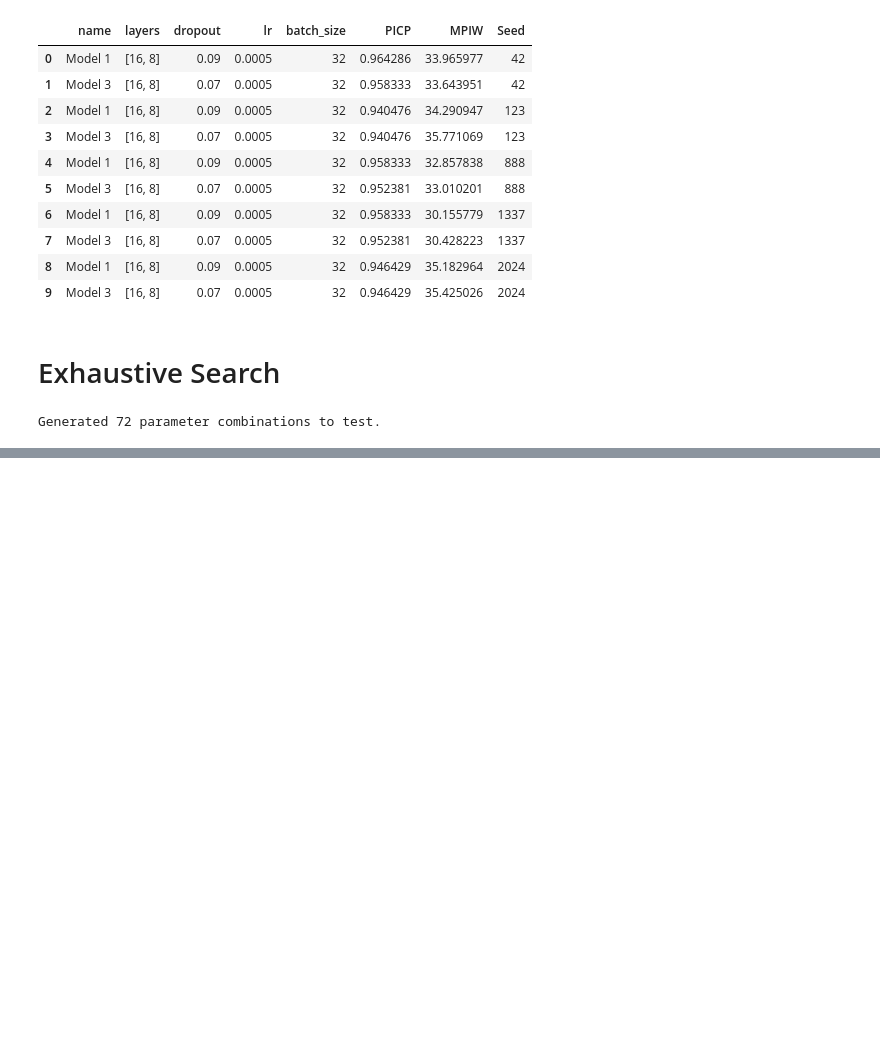
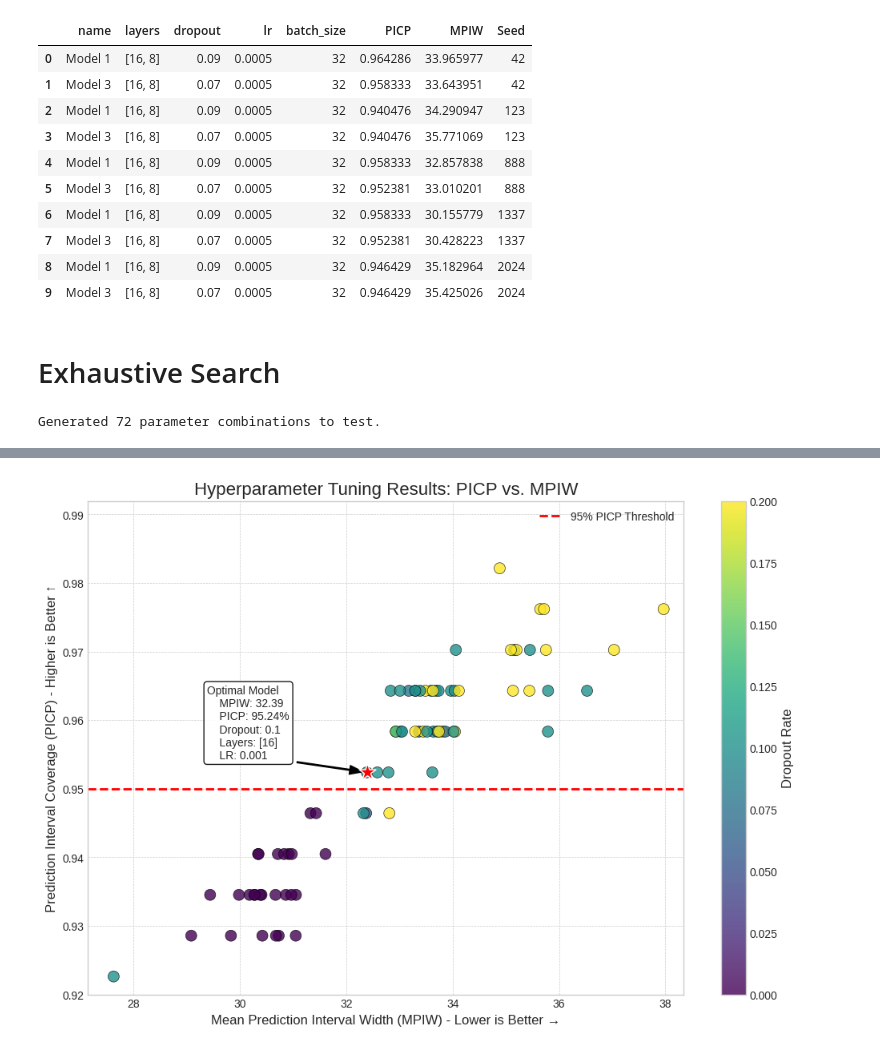
Before and after one commit to kshipra-jadav/major-2-experiments, a Jupyter notebook: code/pi_estimation_hp_tuning.ipynb, the cells around one changed output, grey strips where cells are left out. Cells and saved outputs as stored; diff of their text form; code cells hidden in the pictures; blank space fills up the shorter version.

```diff
--- a/code/pi_estimation_hp_tuning.ipynb
+++ b/code/pi_estimation_hp_tuning.ipynb
@@ -387,0 +632,89 @@ Generated 72 parameter combinations to test.
+# %%
+import pandas as pd
+import matplotlib.pyplot as plt
+import numpy as np
+
+# Load the dataset from the CSV file you provided
+try:
+    df = pd.read_csv('all_results.csv')
+except FileNotFoundError:
+    print("Error: 'all_results.csv' not found. Please ensure the file is in the correct directory.")
+    # Create a dummy dataframe if file not found, so the rest of the code can run for demonstration
+    df = pd.DataFrame({
+        'MPIW': np.random.uniform(30, 40, 50),
+        'PICP': np.random.uniform(0.9, 1.0, 50),
+        'dropout': np.random.choice([0.0, 0.1, 0.2], 50),
+        'layers': ['[16]'] * 50,
+        'lr': [0.0005] * 50,
+        'batch_size': [16] * 50,
+    })
+
+
+# --- Data Preparation for Plotting ---
+# Filter out failed runs to make the plot cleaner and focus on the competitive models
+df_filtered = df[df['PICP'] > 0.90].copy()
+
+# Find the optimal model based on your criteria (PICP >= 0.95, then lowest MPIW)
+valid_models = df_filtered[df_filtered['PICP'] >= 0.95]
+if not valid_models.empty:
+    optimal_model = valid_models.loc[valid_models['MPIW'].idxmin()]
+else:
+    optimal_model = None
+
+# --- Plotting ---
+plt.style.use('seaborn-v0_8-whitegrid')
+fig, ax = plt.subplots(figsize=(12, 8))
+
+# Create the scatter plot, with color representing the dropout rate
+scatter = ax.scatter(
+    df_filtered['MPIW'],
+    df_filtered['PICP'],
+    c=df_filtered['dropout'],
+    cmap='viridis',
+    alpha=0.8,
+    s=100, # s is the marker size
+    edgecolor='k',
+    linewidth=0.5
+)
+
+# Add a horizontal line for the 95% PICP threshold
+ax.axhline(y=0.95, color='red', linestyle='--', linewidth=2, label='95% PICP Threshold')
+
+# Annotate the optimal point
+if optimal_model is not None:
+    ax.scatter(optimal_model['MPIW'], optimal_model['PICP'], color='red', s=250, edgecolor='white', marker='*', zorder=5)
+    model_text = f"""Optimal Model
+    MPIW: {optimal_model['MPIW']:.2f}
+    PICP: {optimal_model['PICP']*100:.2f}%
+    Dropout: {optimal_model['dropout']}
+    Layers: {optimal_model['layers']}
+    LR: {optimal_model['lr']}"""
+    ax.annotate(
+        model_text,
+        xy=(optimal_model['MPIW'], optimal_model['PICP']),
+        xytext=(optimal_model['MPIW'] - 3, optimal_model['PICP'] + 0.002),
+        arrowprops=dict(facecolor='black', shrink=0.05, width=1, headwidth=8),
+        fontsize=10,
+        bbox=dict(boxstyle="round,pad=0.3", fc="white", ec="black", lw=1, alpha=0.9)
+    )
+
+# --- Formatting ---
+ax.set_title('Hyperparameter Tuning Results: PICP vs. MPIW', fontsize=16)
+ax.set_xlabel('Mean Prediction Interval Width (MPIW) - Lower is Better →', fontsize=12)
+ax.set_ylabel('Prediction Interval Coverage (PICP) - Higher is Better ↑', fontsize=12)
+ax.legend()
+ax.grid(True, which='both', linestyle='--', linewidth=0.5)
+
+# Add a color bar to explain the dropout colors
+cbar = plt.colorbar(scatter)
+cbar.set_label('Dropout Rate', fontsize=12)
+
+# Set plot limits for better visualization
+plt.ylim(0.92, max(df_filtered['PICP']) * 1.01 if not df_filtered.empty else 1.0)
+plt.xlim(min(df_filtered['MPIW']) * 0.99 if not df_filtered.empty else 28, max(df_filtered['MPIW']) * 1.01 if not df_filtered.empty else 36)
+
+# You can also display it directly if you are in a Jupyter Notebook
+
+plt.show()
+# %% [output]
+[figure, added]
```
Also changed, not shown: parts of 17 cells of this notebook, 4 other files.
